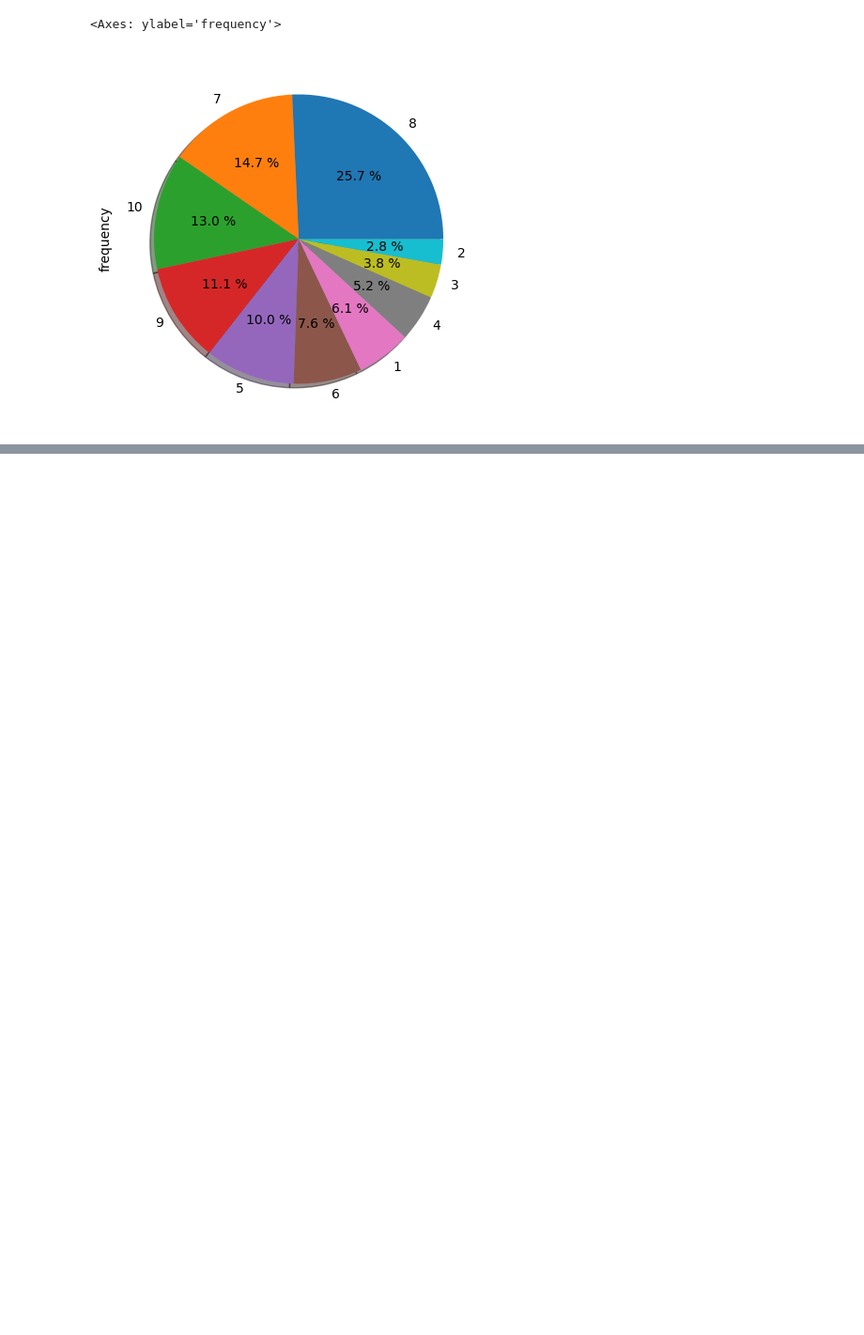
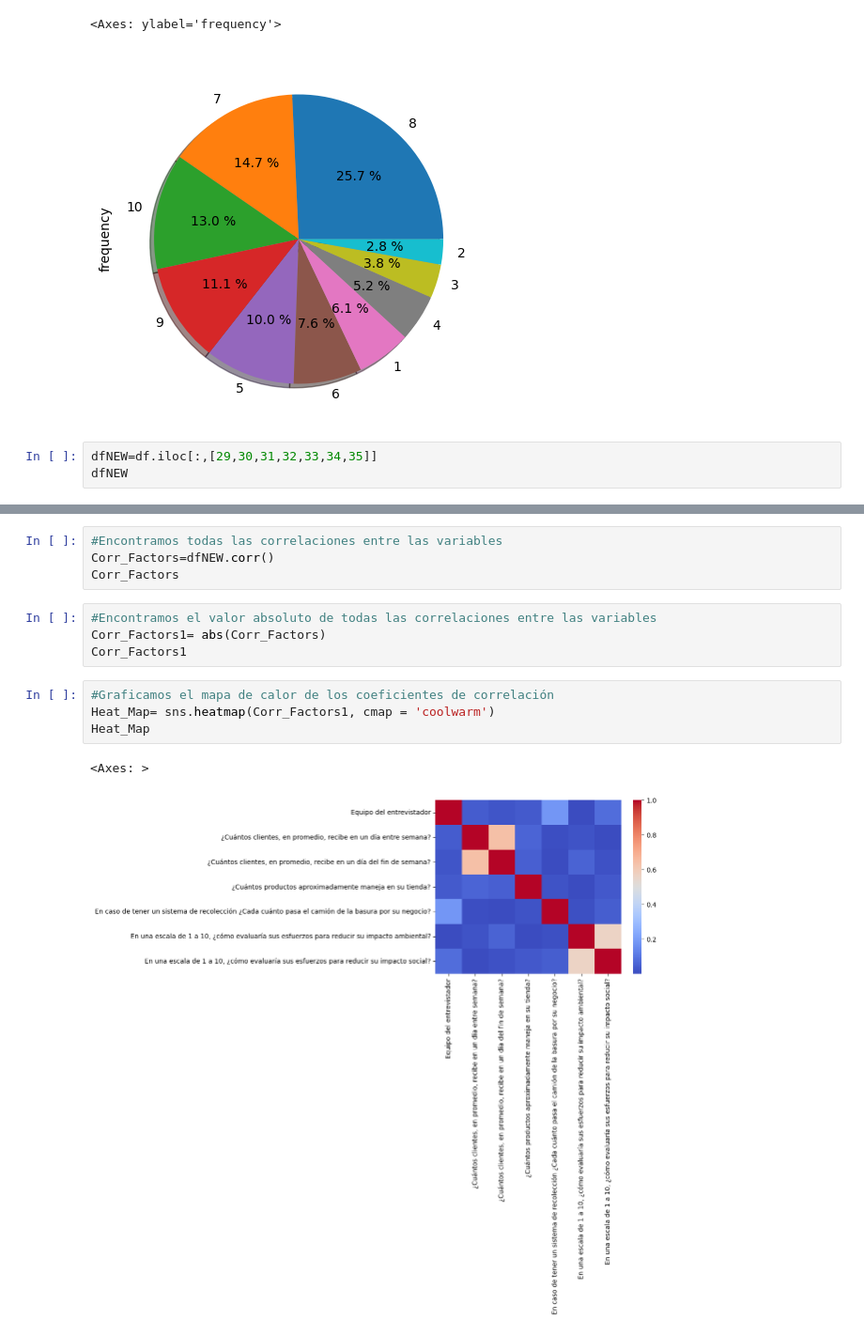
Before and after one commit to Moraytaprime/Modelos-de-Regresion-Lineal, a Jupyter notebook: graficas_numericas.ipynb, the cells around one changed output, grey strips where cells are left out. Shown at 94% size. Drawn from its saved outputs; the diff is of its cells as text; blank space fills up the shorter version.

```diff
--- a/graficas_numericas.ipynb
+++ b/graficas_numericas.ipynb
@@ -150,3 +150,6 @@ Filtro_index["frequency"].plot(kind='pie', figsize=(10,5), shadow=True, autopct=
 # %% [output]
 <Axes: ylabel='frequency'>
 [figure]
+# %%
+dfNEW=df.iloc[:,[29,30,31,32,33,34,35]]
+dfNEW
@@ -152,0 +174,15 @@ Filtro_index["frequency"].plot(kind='pie', figsize=(10,5), shadow=True, autopct=
+# %%
+#Encontramos todas las correlaciones entre las variables
+Corr_Factors=dfNEW.corr()
+Corr_Factors
+# %%
+#Encontramos el valor absoluto de todas las correlaciones entre las variables
+Corr_Factors1= abs(Corr_Factors)
+Corr_Factors1
+# %%
+#Graficamos el mapa de calor de los coeficientes de correlación
+Heat_Map= sns.heatmap(Corr_Factors1, cmap = 'coolwarm')
+Heat_Map
+# %% [output]
+<Axes: >
+[figure, added]
```
Also changed, not shown: parts of 31 cells of this notebook.
